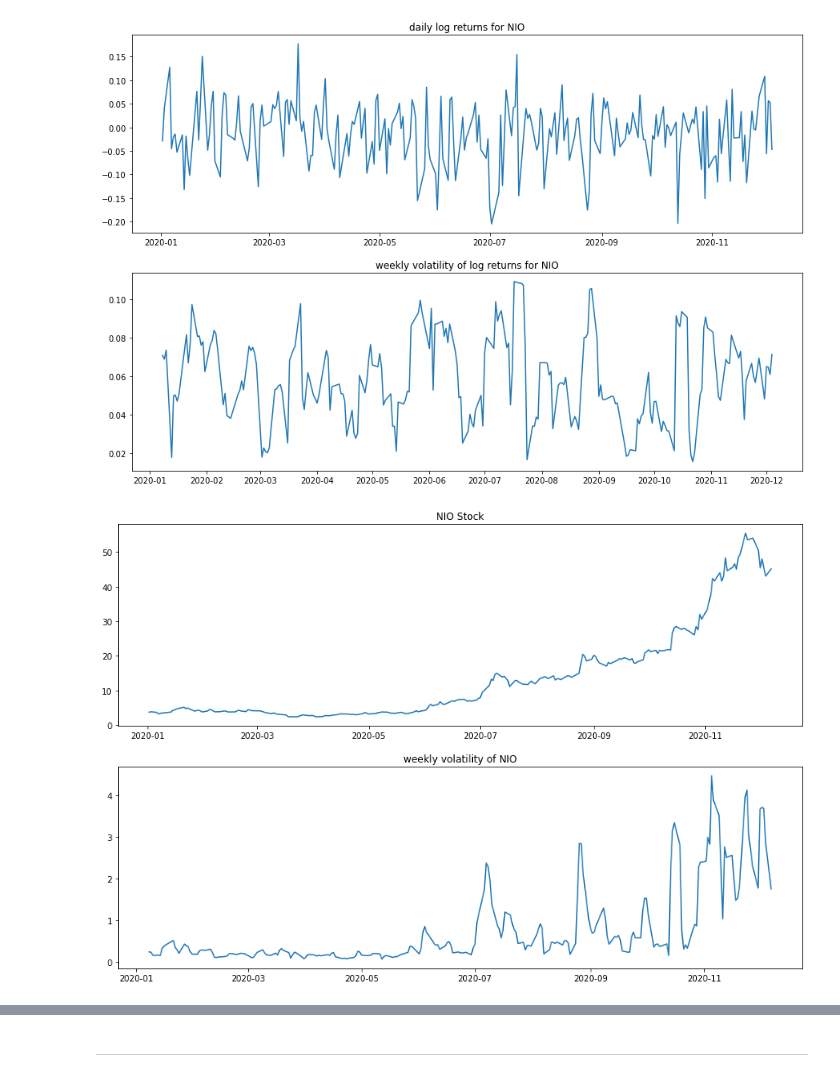
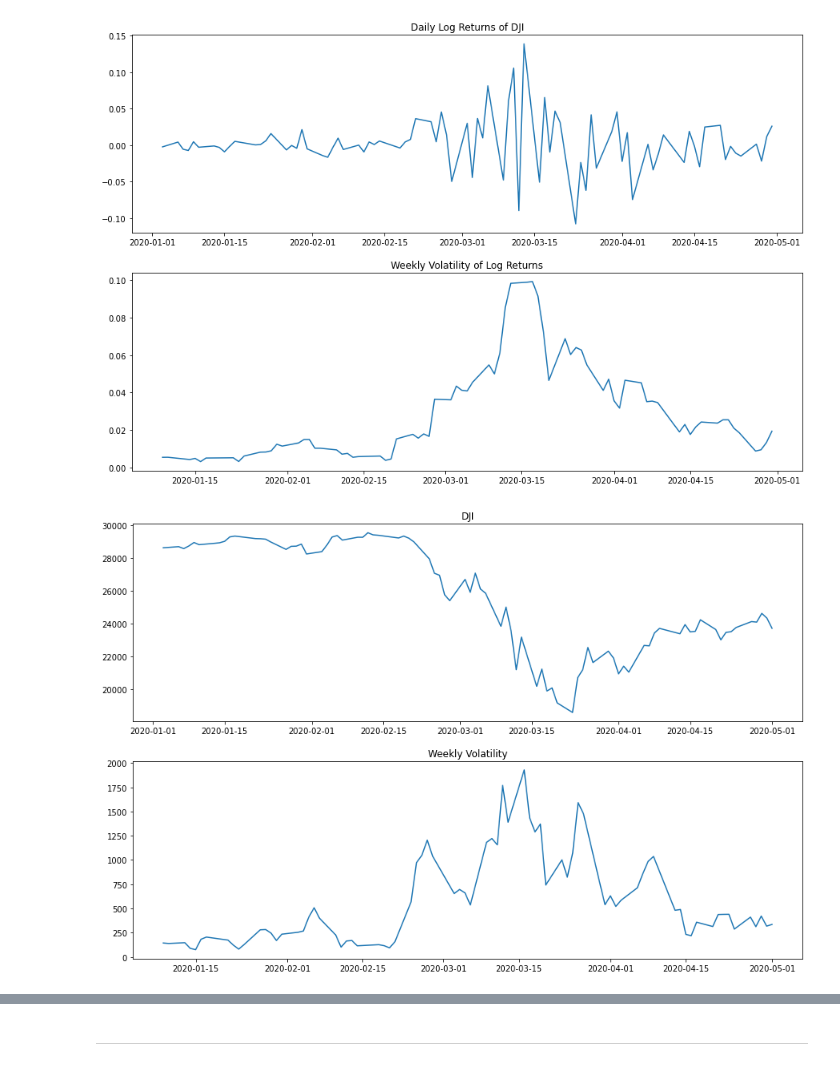
Before and after one commit to epfl-ada/ada-2020-project-milestone-p3-p3_adanas, a Jupyter notebook: creative_extension.ipynb, the cells around one changed output, grey strips where cells are left out. Cells and saved outputs as stored; diff of their text form; code cells hidden in the pictures.

```diff
--- a/creative_extension.ipynb
+++ b/creative_extension.ipynb
@@ -26,11 +28,11 @@ def GetData(ticker_list, start_date, end_date):
 # %%
 # Tickers list to download
-ticker_list=['NIO','AAPL', 'V', 'MSFT', 'BAC', 'JPM', 'NFLX']
+ticker_list=['NIO','AAPL', 'V', 'MSFT', 'BAC', 'JPM', 'NFLX', 'DOW','DJI']
 
 # Dates
 today = date.today()
-start_date = '2020-01-02'
-end_date = today
+start_date = '2020-01-03'
+end_date = '2020-05-02'
 
 # Get the Data
 df = GetData(ticker_list, start_date, end_date)
@@ -38,5 +40,7 @@ df = pd.concat(df)
 df = df.reset_index()
 df = df[['Date', 'Adj Close', 'Symbol']]
 stocks = df.pivot('Date','Symbol','Adj Close').reset_index()
-#SaveData(stocks,str(start_date)+'|'+str(end_date))
+
+# Saving the data
+SaveData(stocks,'stocks-'+str(start_date)+'|'+str(end_date))
 # %% [output]
@@ -72,32 +76,34 @@ std = daily_std * 252 ** 0.5
 # Computing weekly volatility for log returns (90% sure it is wrong)
 weekly_volatility = daily_returns.rolling(5).std()
 # %%
+ticker = 'DJI'
+
 fig, ax = plt.subplots(2,1, figsize=(15,10))
 
-ax[0].set_title('daily log returns for NIO')
-ax[0].plot(daily_returns['Date'], daily_returns['NIO'])
+ax[0].set_title('Daily Log Returns of ' + ticker)
+ax[0].plot(daily_returns['Date'], daily_returns[ticker])
 
-ax[1].set_title('weekly volatility of log returns for NIO')
-ax[1].plot(daily_returns['Date'], weekly_volatility['NIO'])
+ax[1].set_title('Weekly Volatility of Log Returns')
+ax[1].plot(daily_returns['Date'], weekly_volatility[ticker])
 
 plt.show()
 # %% [output]
-[figure, old version]
+[figure, new version]
 # %%
 # Computing weekly volatility for the stocks
 stocks_weekly_volatility = stocks.rolling(5).std()
 
 fig, ax = plt.subplots(2,1, figsize=(15,10))
 
-ax[0].set_title('NIO Stock')
-ax[0].plot(stocks['Date'], stocks['NIO'])
+ax[0].set_title(ticker)
+ax[0].plot(stocks['Date'], stocks[ticker])
 
-ax[1].set_title('weekly volatility of NIO')
-ax[1].plot(stocks['Date'], stocks_weekly_volatility['NIO'])
+ax[1].set_title('Weekly Volatility')
+ax[1].plot(stocks['Date'], stocks_weekly_volatility[ticker])
 
 plt.show()
 # %% [output]
-[figure, old version]
+[figure, new version]
 # %%
 from arch import arch_model
 from statsmodels.tsa.ar_model import AutoReg
```
Also changed, not shown: parts of 15 cells of this notebook, 2 other files.
